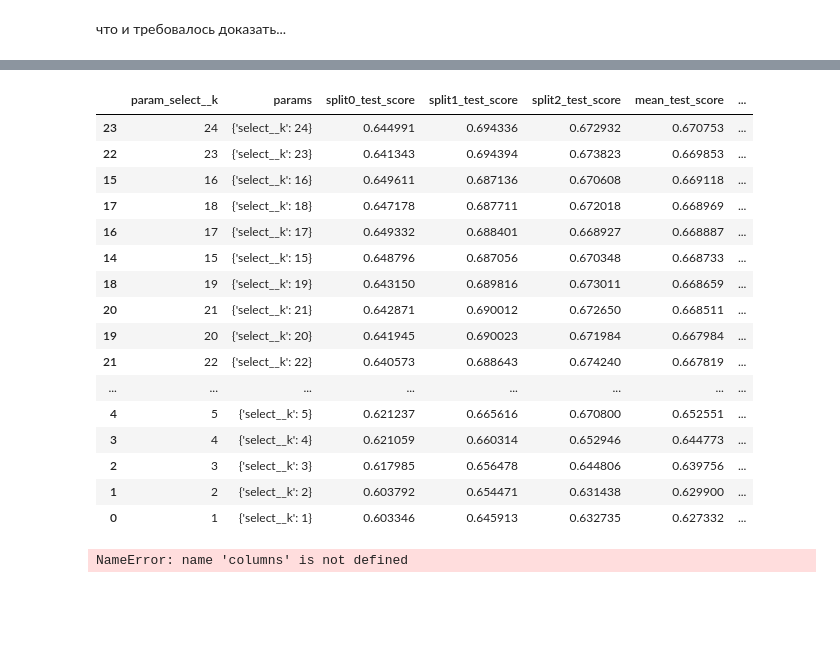
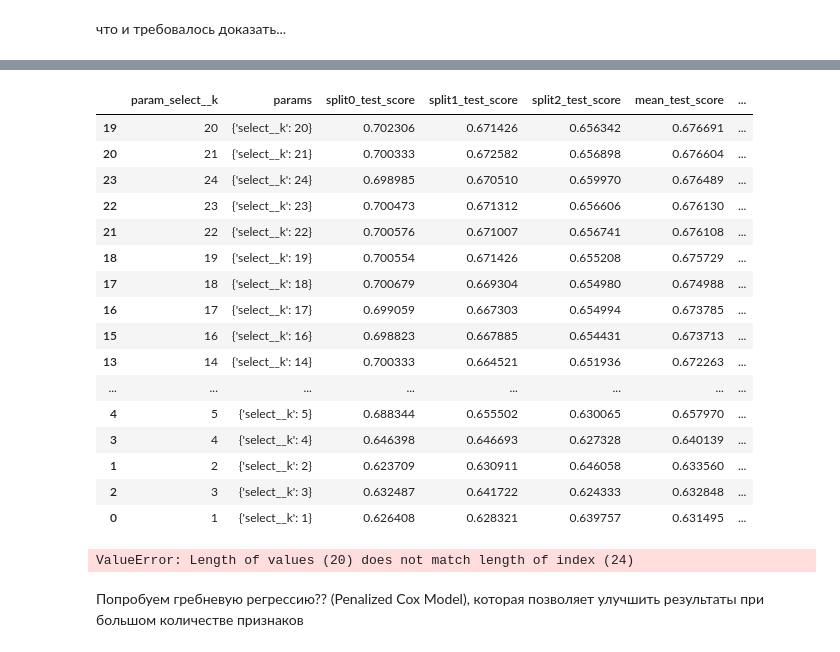
Before and after one commit to Stebunova/Metabric, a Jupyter notebook: Metabric_TrainTest_KM.ipynb, the cells around one changed output, grey strips where cells are left out. Drawn from its saved outputs; the diff is of its cells as text; code cells hidden in the pictures; blank space fills up the shorter version.

```diff
--- a/Metabric_TrainTest_KM.ipynb
+++ b/Metabric_TrainTest_KM.ipynb
@@ -452,39 +463,41 @@ from sklearn.pipeline import Pipeline
 
 pipe = Pipeline([('select', SelectKBest(fit_and_score_features, k=3)),
                  ('model', CoxPHSurvivalAnalysis())])
-# %%
-from sklearn.model_selection import GridSearchCV, KFold
-
-param_grid = {'select__k': np.arange(1, X_pandas_24.shape[1] + 1)}
-cv = KFold(n_splits=3, random_state=1, shuffle=True)
-gcv = GridSearchCV(pipe, param_grid, return_train_score=True, cv=cv)
-gcv.fit(X_pandas_24, struct_y_train)
-
-results = pd.DataFrame(gcv.cv_results_).sort_values(by='mean_test_score', ascending=False)
-results.loc[:, ~results.columns.str.endswith("_time")]
-# %% [output]
-|  | param_select__k | params | split0_test_score | split1_test_score | split2_test_score | mean_test_score | ... |
-| 23 | 24 | {'select__k': 24} | 0.644991 | 0.694336 | 0.672932 | 0.670753 | ... |
-| 22 | 23 | {'select__k': 23} | 0.641343 | 0.694394 | 0.673823 | 0.669853 | ... |
-| 15 | 16 | {'select__k': 16} | 0.649611 | 0.687136 | 0.670608 | 0.669118 | ... |
-| 17 | 18 | {'select__k': 18} | 0.647178 | 0.687711 | 0.672018 | 0.668969 | ... |
-| 16 | 17 | {'select__k': 17} | 0.649332 | 0.688401 | 0.668927 | 0.668887 | ... |
-| 14 | 15 | {'select__k': 15} | 0.648796 | 0.687056 | 0.670348 | 0.668733 | ... |
-| 18 | 19 | {'select__k': 19} | 0.643150 | 0.689816 | 0.673011 | 0.668659 | ... |
-| 20 | 21 | {'select__k': 21} | 0.642871 | 0.690012 | 0.672650 | 0.668511 | ... |
-| 19 | 20 | {'select__k': 20} | 0.641945 | 0.690023 | 0.671984 | 0.667984 | ... |
-| 21 | 22 | {'select__k': 22} | 0.640573 | 0.688643 | 0.674240 | 0.667819 | ... |
-| ... | ... | ... | ... | ... | ... | ... | ... |
-| 4 | 5 | {'select__k': 5} | 0.621237 | 0.665616 | 0.670800 | 0.652551 | ... |
-| 3 | 4 | {'select__k': 4} | 0.621059 | 0.660314 | 0.652946 | 0.644773 | ... |
-| 2 | 3 | {'select__k': 3} | 0.617985 | 0.656478 | 0.644806 | 0.639756 | ... |
-| 1 | 2 | {'select__k': 2} | 0.603792 | 0.654471 | 0.631438 | 0.629900 | ... |
-| 0 | 1 | {'select__k': 1} | 0.603346 | 0.645913 | 0.632735 | 0.627332 | ... |
-# %%
-pipe.set_params(**gcv.best_params_)
-pipe.fit(X_pandas_24, struct_y_train)
-
-transformer, final_estimator = [s[1] for s in pipe.steps]
-pd.Series(final_estimator.coef_, index=columns[transformer.get_support()])
-# %% [output]
-NameError: name 'columns' is not defined
+# %%
+from sklearn.model_selection import GridSearchCV, KFold
+
+param_grid = {'select__k': np.arange(1, X_pandas_24.shape[1] + 1)}
+cv = KFold(n_splits=3, random_state=1, shuffle=True)
+gcv = GridSearchCV(pipe, param_grid, return_train_score=True, cv=cv)
+gcv.fit(X_pandas_24, struct_y)
+
+results = pd.DataFrame(gcv.cv_results_).sort_values(by='mean_test_score', ascending=False)
+results.loc[:, ~results.columns.str.endswith("_time")]
+# %% [output]
+|  | param_select__k | params | split0_test_score | split1_test_score | split2_test_score | mean_test_score | ... |
+| 19 | 20 | {'select__k': 20} | 0.702306 | 0.671426 | 0.656342 | 0.676691 | ... |
+| 20 | 21 | {'select__k': 21} | 0.700333 | 0.672582 | 0.656898 | 0.676604 | ... |
+| 23 | 24 | {'select__k': 24} | 0.698985 | 0.670510 | 0.659970 | 0.676489 | ... |
+| 22 | 23 | {'select__k': 23} | 0.700473 | 0.671312 | 0.656606 | 0.676130 | ... |
+| 21 | 22 | {'select__k': 22} | 0.700576 | 0.671007 | 0.656741 | 0.676108 | ... |
+| 18 | 19 | {'select__k': 19} | 0.700554 | 0.671426 | 0.655208 | 0.675729 | ... |
+| 17 | 18 | {'select__k': 18} | 0.700679 | 0.669304 | 0.654980 | 0.674988 | ... |
+| 16 | 17 | {'select__k': 17} | 0.699059 | 0.667303 | 0.654994 | 0.673785 | ... |
+| 15 | 16 | {'select__k': 16} | 0.698823 | 0.667885 | 0.654431 | 0.673713 | ... |
+| 13 | 14 | {'select__k': 14} | 0.700333 | 0.664521 | 0.651936 | 0.672263 | ... |
+| ... | ... | ... | ... | ... | ... | ... | ... |
+| 4 | 5 | {'select__k': 5} | 0.688344 | 0.655502 | 0.630065 | 0.657970 | ... |
+| 3 | 4 | {'select__k': 4} | 0.646398 | 0.646693 | 0.627328 | 0.640139 | ... |
+| 1 | 2 | {'select__k': 2} | 0.623709 | 0.630911 | 0.646058 | 0.633560 | ... |
+| 2 | 3 | {'select__k': 3} | 0.632487 | 0.641722 | 0.624333 | 0.632848 | ... |
+| 0 | 1 | {'select__k': 1} | 0.626408 | 0.628321 | 0.639757 | 0.631495 | ... |
+# %%
+pipe.set_params(**gcv.best_params_)
+pipe.fit(X_pandas_24, struct_y)
+
+transformer, final_estimator = [s[1] for s in pipe.steps]
+pd.Series(final_estimator.coef_, index=[transformer.get_support()])
+# %% [output]
+ValueError: Length of values (20) does not match length of index (24)
+# %% [markdown]
+Попробуем гребневую регрессию?? (Penalized Cox Model), которая позволяет улучшить результаты при большом количестве признаков
```
Also changed, not shown: parts of 28 cells of this notebook.
